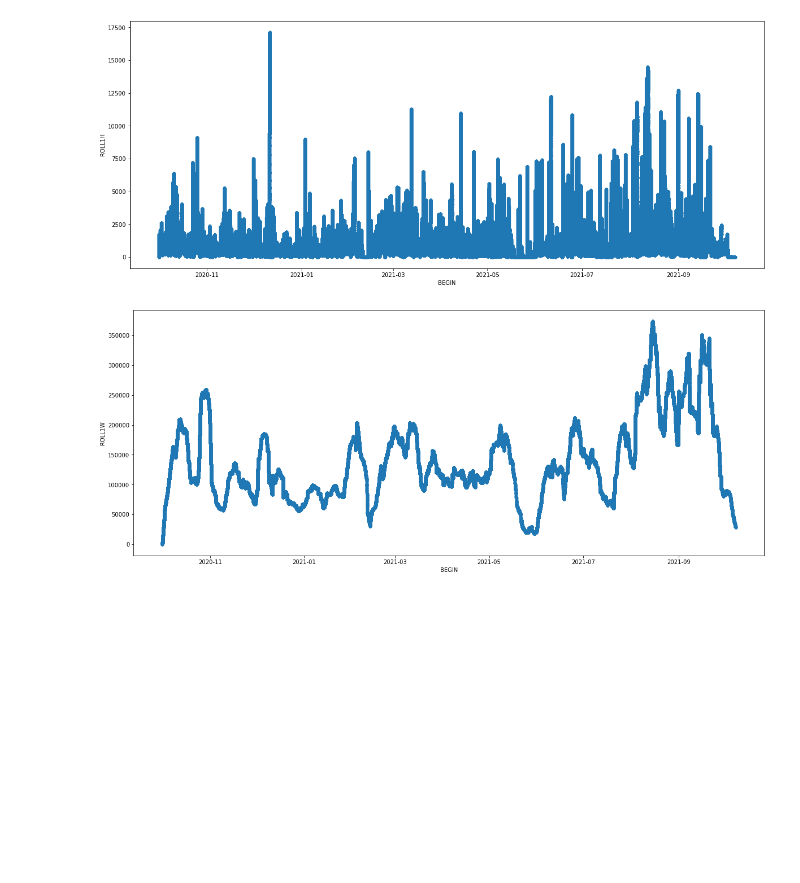
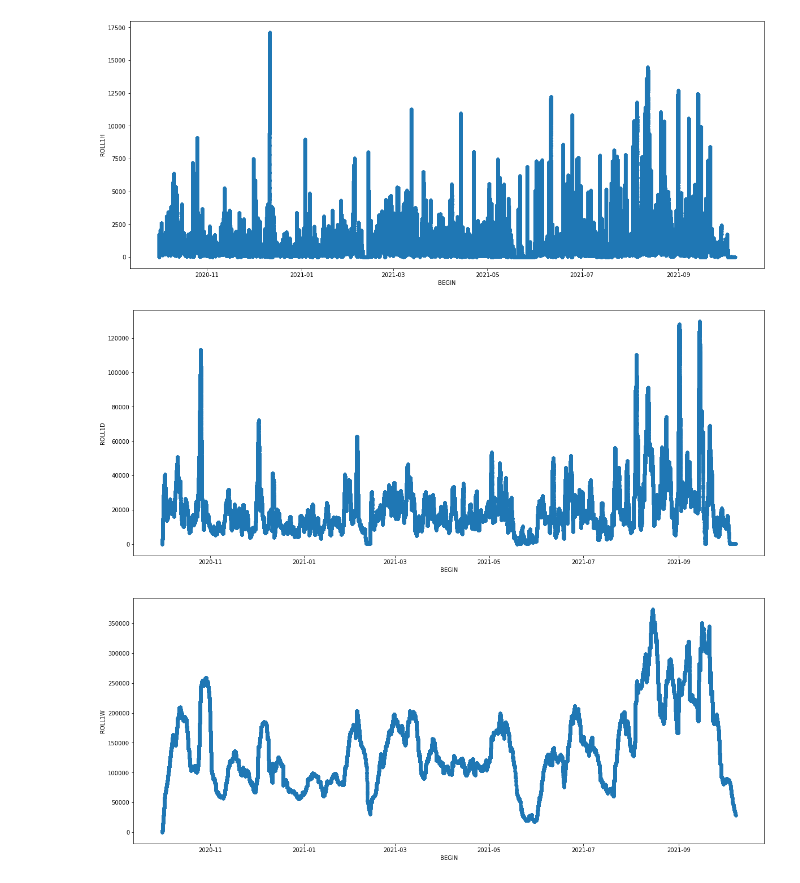
Before and after one commit to nedatahe/accre-candy-corn, a Jupyter notebook: 2021-10-26 Fullsample_ACCRE_JG.ipynb, the cells around one changed output. Drawn from its saved outputs; the diff is of its cells as text; code cells hidden in the pictures; blank space fills up the shorter version.

```diff
--- a/2021-10-26 Fullsample_ACCRE_JG.ipynb
+++ b/2021-10-26 Fullsample_ACCRE_JG.ipynb
@@ -78,4 +62,6 @@ completed_jobs = completed_jobs.sort_values('BEGIN')
 
 completed_jobs['ROLL1H'] = completed_jobs.rolling('1h', on = 'BEGIN')['JOBID'].count()
 
+completed_jobs['ROLL1D'] = completed_jobs.rolling('1d', on = 'BEGIN')['JOBID'].count()
+
 completed_jobs['ROLL1W'] = completed_jobs.rolling('7d', on = 'BEGIN')['JOBID'].count()
@@ -166,6 +154,10 @@ Name: ROLL1H, dtype: float64
 completed_jobs.plot(kind = 'scatter', x = 'BEGIN', y = 'ROLL1H', figsize = (20,8));
 # %% [output]
 [figure]
+# %%
+completed_jobs.plot(kind = 'scatter', x = 'BEGIN', y = 'ROLL1D', figsize = (20,8));
+# %% [output]
+[figure, added]
 # %%
 completed_jobs.plot(kind = 'scatter', x = 'BEGIN', y = 'ROLL1W', figsize = (20,8));
 # %% [output]
```
Also changed, not shown: parts of 47 cells of this notebook, 2 other files.
